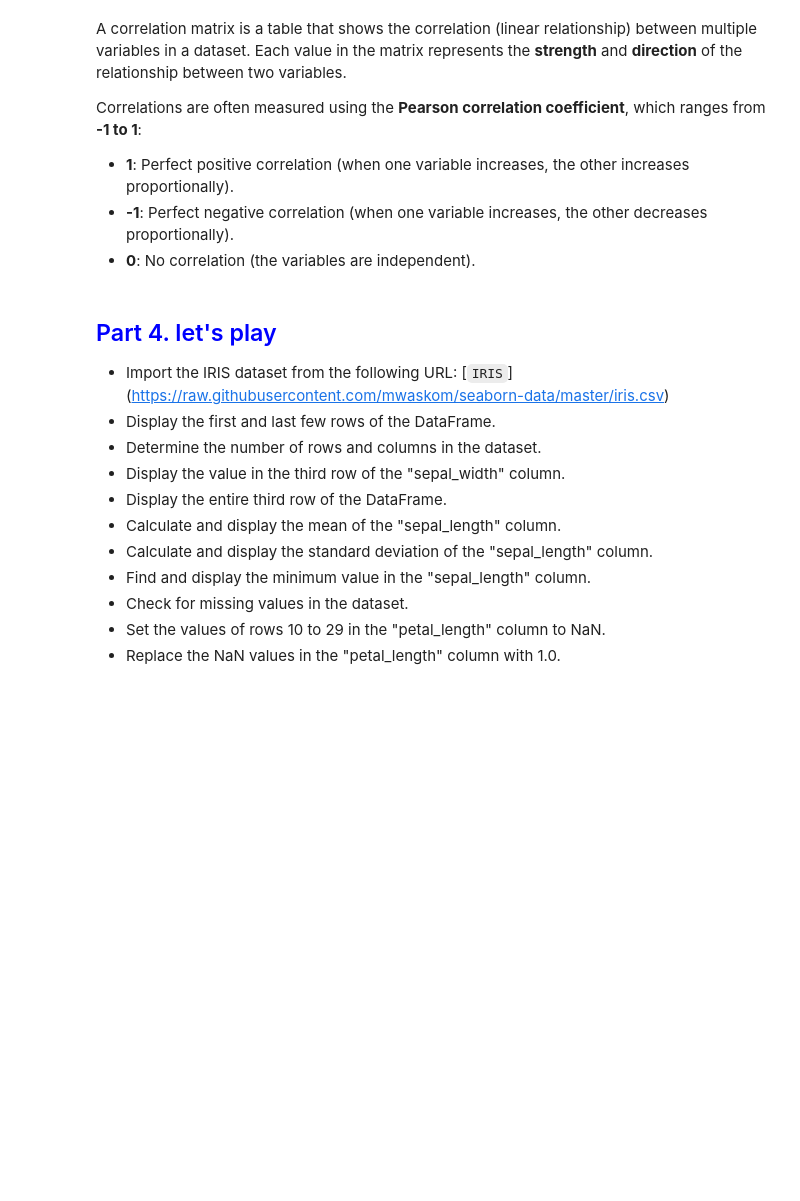
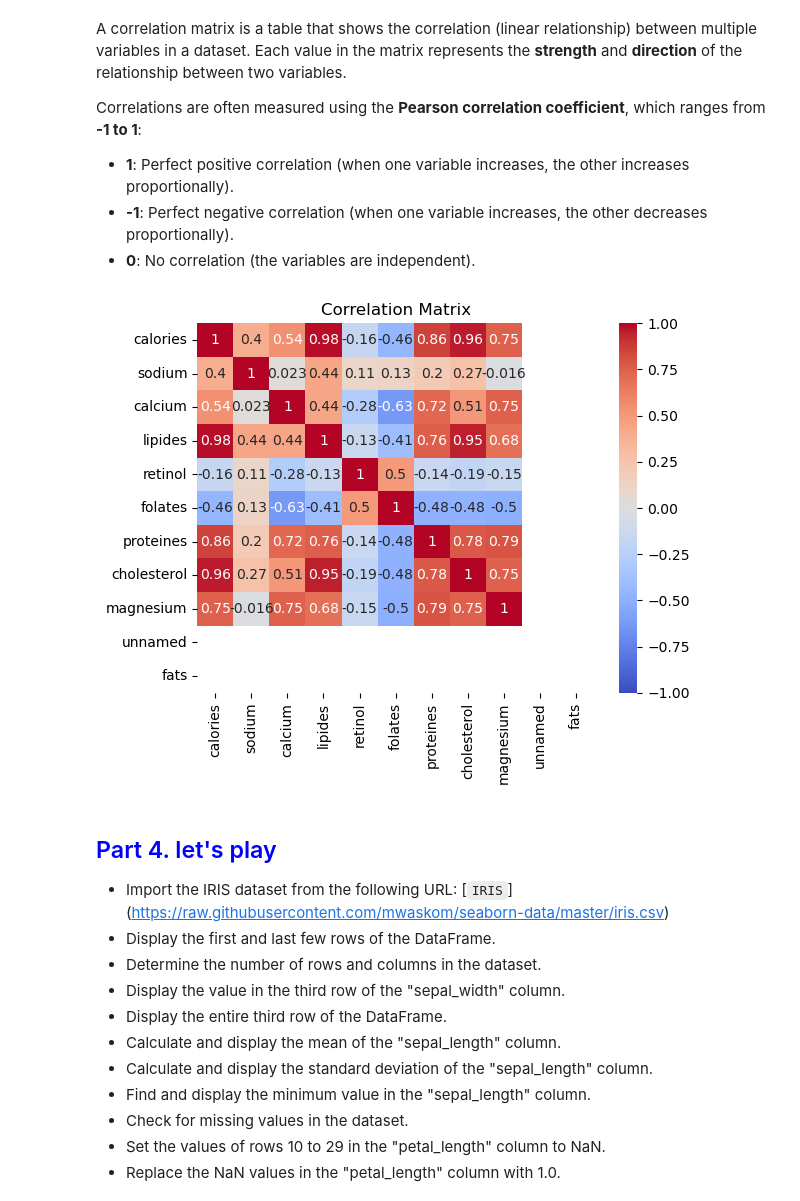
Before and after one commit to Marpioux/machine_learning_tryout, a Jupyter notebook: Lab1/IKSEM_Students_Lab1_24-25.ipynb, the cells around one changed output. Saved outputs shown, nothing was run; the diff lists cells and outputs as text; code cells hidden in the pictures; blank space fills up the shorter version.

```diff
--- a/Lab1/IKSEM_Students_Lab1_24-25.ipynb
+++ b/Lab1/IKSEM_Students_Lab1_24-25.ipynb
@@ -490,16 +490,18 @@ Correlations are often measured using the **Pearson correlation coefficient**, w
 - **-1**: Perfect negative correlation (when one variable increases, the other decreases proportionally).
 - **0**: No correlation (the variables are independent).
 # %%
-'''import seaborn as sns
+import seaborn as sns
 import matplotlib.pyplot as plt
 
 # Compute the correlation matrix
-corr_matrix = df2.corr()
+corr_matrix = df2.corr(numeric_only=True)
 
 # Visualize with a heatmap
 sns.heatmap(corr_matrix, annot=True, cmap='coolwarm', vmin=-1, vmax=1)
 plt.title("Correlation Matrix")
-plt.show()'''
+plt.show()
+# %% [output]
+[figure, added]
 # %% [markdown]
 <h2 style="color: blue;"> Part 4. let's play </h2>
 
```
Also changed, not shown: parts of 9 cells of this notebook.
